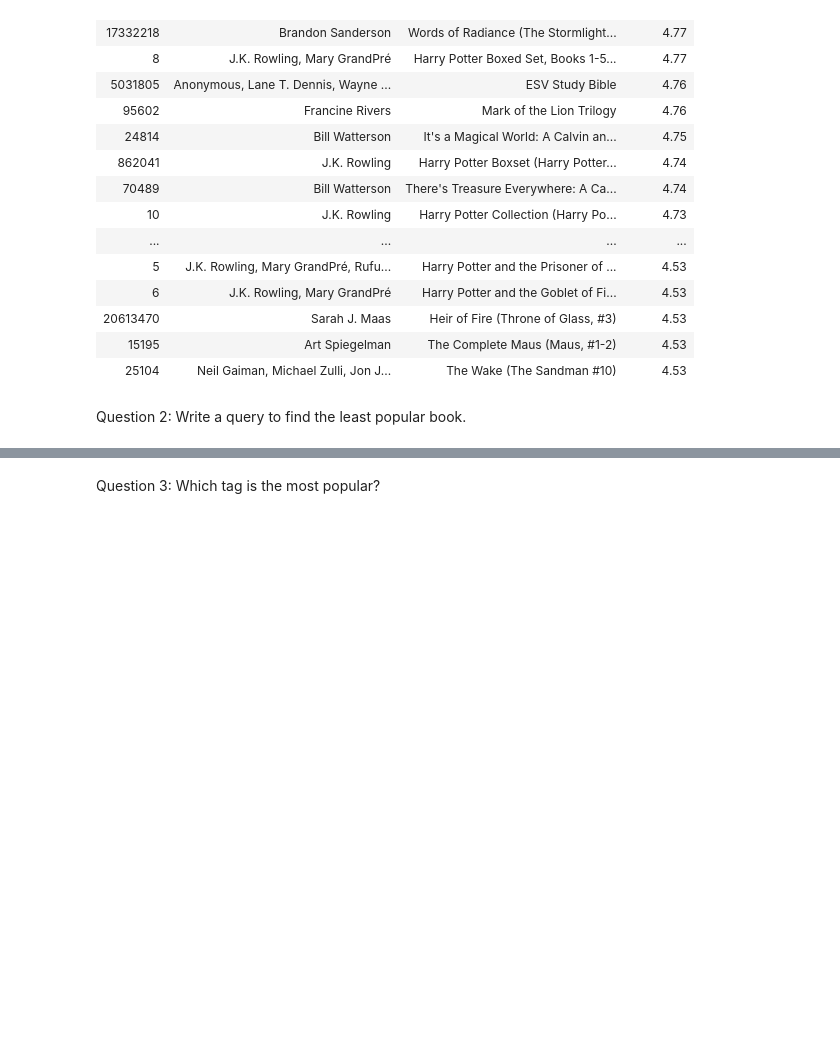
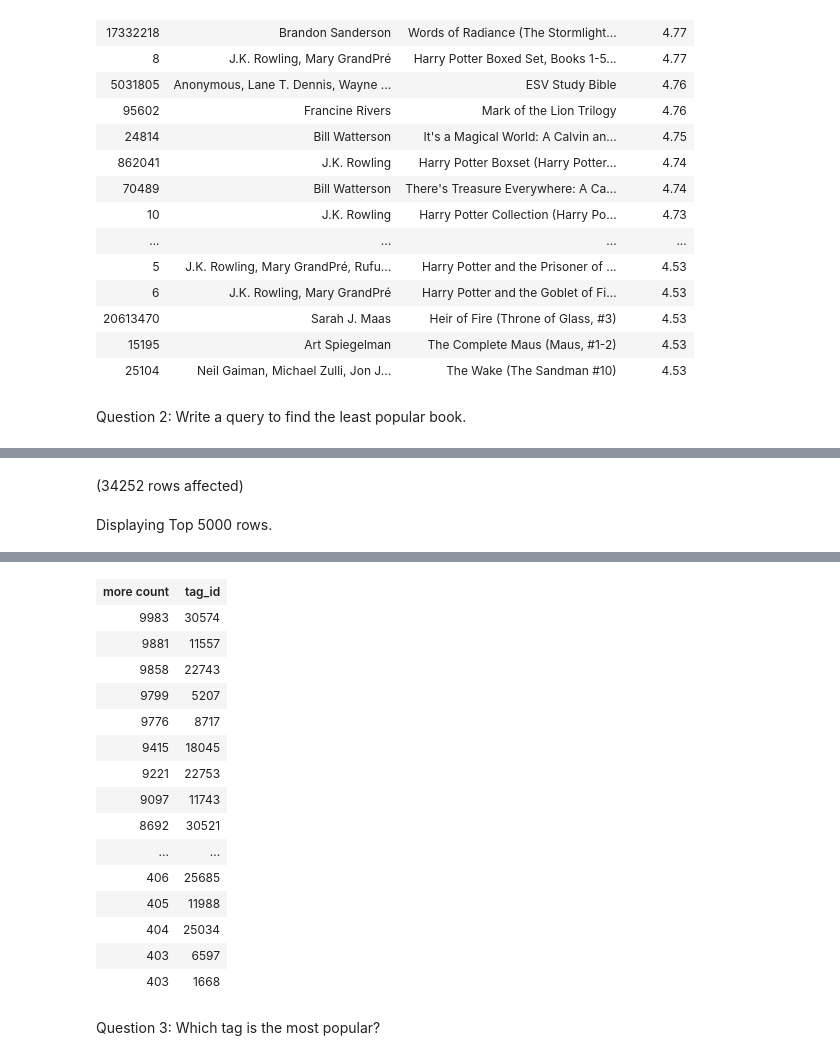
Before and after one commit to souji1991/SQL-Part-1-Studio, a Jupyter notebook: SQL-Part-1-Studio.ipynb, the cells around one changed output, grey strips where cells are left out. Drawn from its saved outputs; the diff is of its cells as text; code cells hidden in the pictures; blank space fills up the shorter version.

```diff
--- a/SQL-Part-1-Studio.ipynb
+++ b/SQL-Part-1-Studio.ipynb
@@ -48,2 +51,7 @@ Total execution time: 00:00:00.056
 | book_id | authors | title | AVERAGE |
 | 105578 | Chetan Bhagat | One Night at the Call Center | 2.47 |
+# %%
+select count(goodreads_book_id)' more count',tag_id from BooksDB.dbo.book_tags group by tag_id order by count(goodreads_book_id) desc
+# %% [output]
+(34252 rows affected)
+Displaying Top 5000 rows.
@@ -50,3 +59,19 @@ Total execution time: 00:00:00.056
+| more count | tag_id |
+| 9983 | 30574 |
+| 9881 | 11557 |
+| 9858 | 22743 |
+| 9799 | 5207 |
+| 9776 | 8717 |
+| 9415 | 18045 |
+| 9221 | 22753 |
+| 9097 | 11743 |
+| 8692 | 30521 |
+| ... | ... |
+| 406 | 25685 |
+| 405 | 11988 |
+| 404 | 25034 |
+| 403 | 6597 |
+| 403 | 1668 |
 # %% [markdown]
 Question 3: Which tag is the most popular?
 # %%
```
Also changed, not shown: parts of 20 cells of this notebook.
